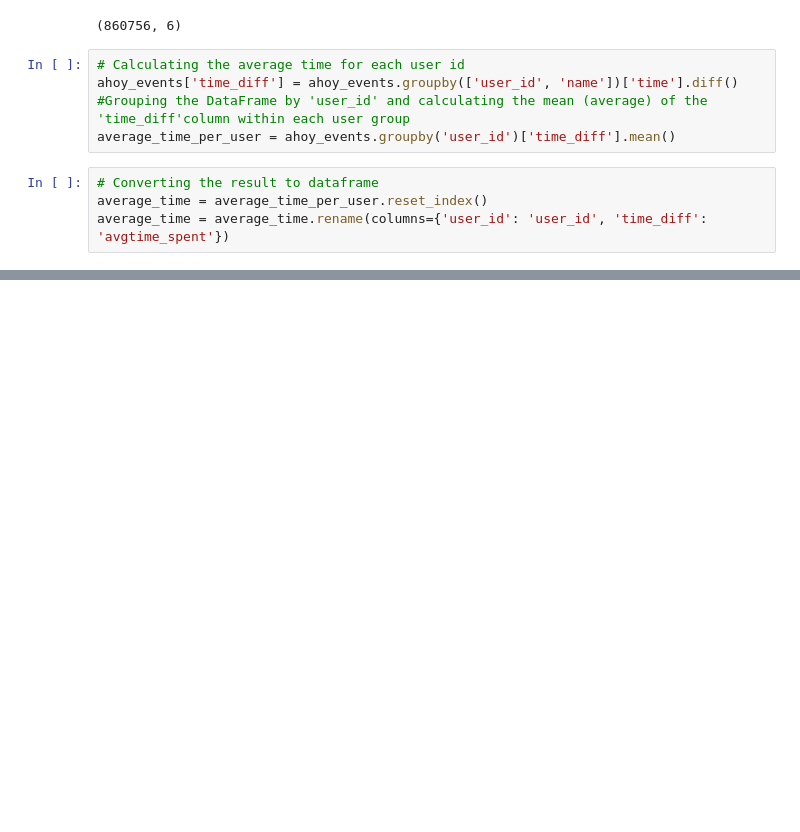
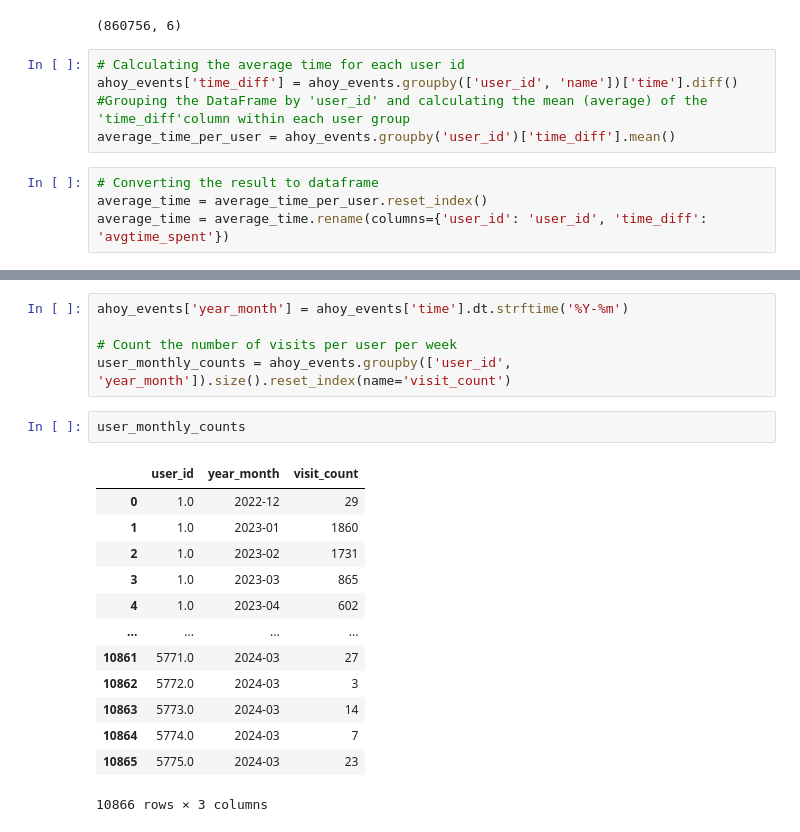
Before and after one commit to taleyahusn21/User-Engagement, a Jupyter notebook: User Engagement.ipynb, the cells around one changed output, grey strips where cells are left out. Drawn from its saved outputs; the diff is of its cells as text; blank space fills up the shorter version.

```diff
--- a/User Engagement.ipynb
+++ b/User Engagement.ipynb
@@ -424,0 +500,21 @@ designation_time
+# %%
+ahoy_events['year_month'] = ahoy_events['time'].dt.strftime('%Y-%m')
+
+# Count the number of visits per user per week
+user_monthly_counts = ahoy_events.groupby(['user_id', 'year_month']).size().reset_index(name='visit_count')
+# %%
+user_monthly_counts
+# %% [output]
+|  | user_id | year_month | visit_count |
+| 0 | 1.0 | 2022-12 | 29 |
+| 1 | 1.0 | 2023-01 | 1860 |
+| 2 | 1.0 | 2023-02 | 1731 |
+| 3 | 1.0 | 2023-03 | 865 |
+| 4 | 1.0 | 2023-04 | 602 |
+| ... | ... | ... | ... |
+| 10861 | 5771.0 | 2024-03 | 27 |
+| 10862 | 5772.0 | 2024-03 | 3 |
+| 10863 | 5773.0 | 2024-03 | 14 |
+| 10864 | 5774.0 | 2024-03 | 7 |
+| 10865 | 5775.0 | 2024-03 | 23 |
+10866 rows × 3 columns
```
Also changed, not shown: parts of 12 cells of this notebook.
